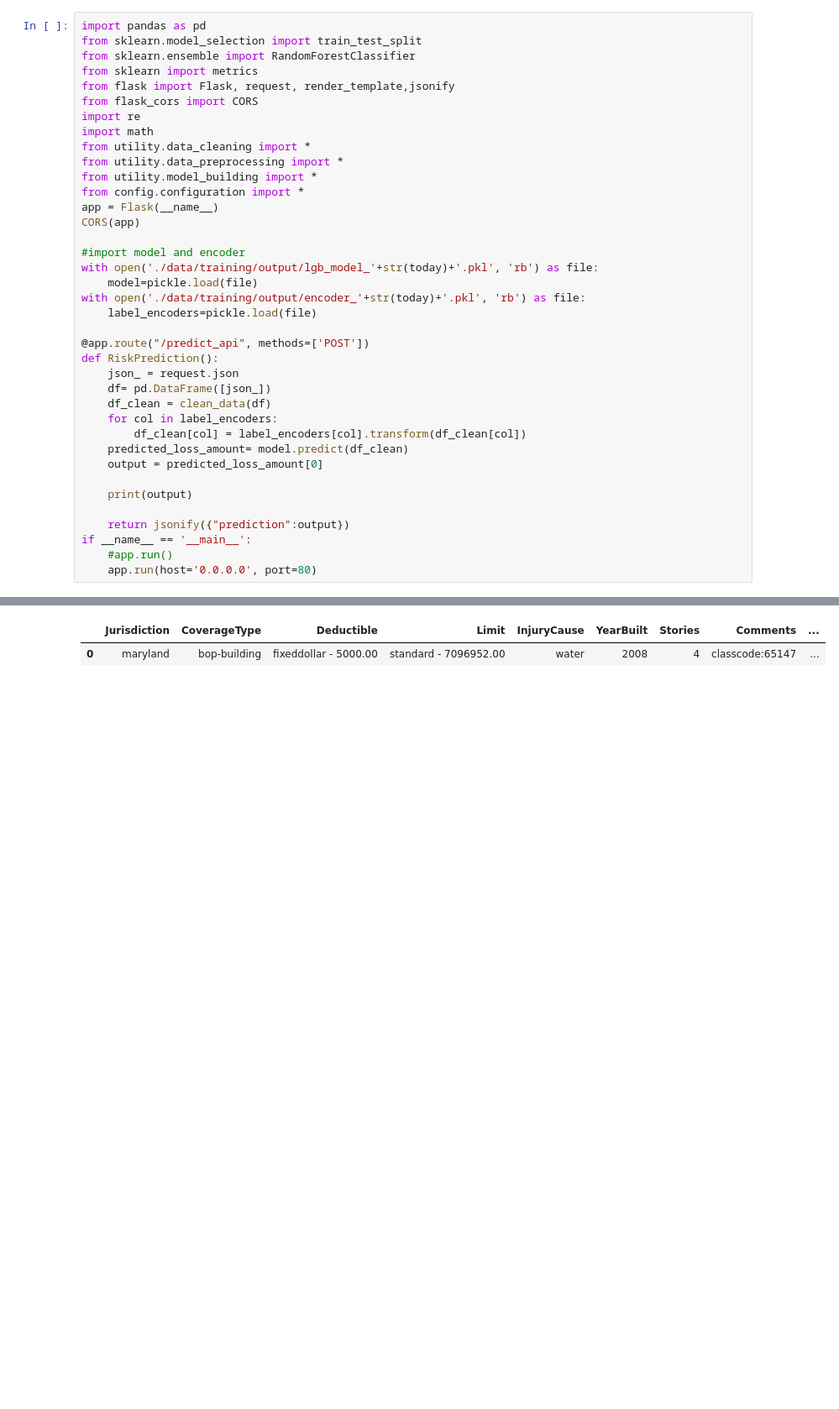
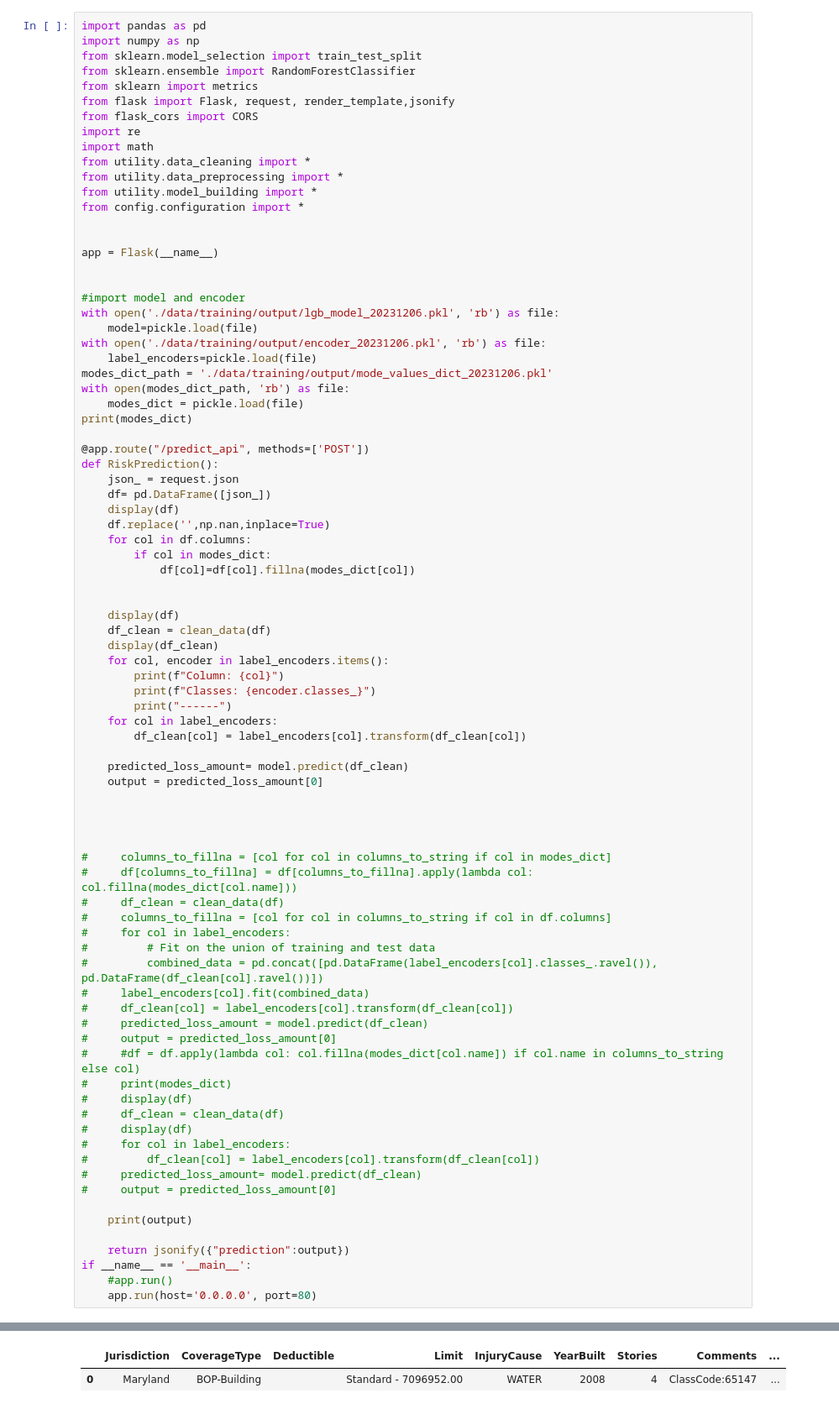
Before and after one commit to AdvanzeTechInc/Risk_Predictive_Model, a Jupyter notebook: json flask API.ipynb, the cells around one changed output, grey strips where cells are left out. Shown at 84% size. Cells and saved outputs as stored; diff of their text form; blank space fills up the shorter version.

Commit message:
replaced mode values in empty values

```diff
--- a/json flask API.ipynb
+++ b/json flask API.ipynb
@@ -1,5 +1,6 @@
 # %%
 import pandas as pd
+import numpy as np
 from sklearn.model_selection import train_test_split
 from sklearn.ensemble import RandomForestClassifier
 from sklearn import metrics
@@ -11,24 +12,68 @@ from utility.data_cleaning import *
 from utility.data_preprocessing import *
 from utility.model_building import *
 from config.configuration import *
+
+
 app = Flask(__name__)
-CORS(app)
+
 
 #import model and encoder
-with open('./data/training/output/lgb_model_'+str(today)+'.pkl', 'rb') as file:
+with open('./data/training/output/lgb_model_20231206.pkl', 'rb') as file:
     model=pickle.load(file)
-with open('./data/training/output/encoder_'+str(today)+'.pkl', 'rb') as file:
+with open('./data/training/output/encoder_20231206.pkl', 'rb') as file:
     label_encoders=pickle.load(file)
+modes_dict_path = './data/training/output/mode_values_dict_20231206.pkl'
+with open(modes_dict_path, 'rb') as file:
+    modes_dict = pickle.load(file)
+print(modes_dict)
 
 @app.route("/predict_api", methods=['POST'])
 def RiskPrediction():
     json_ = request.json
     df= pd.DataFrame([json_])
+    display(df)
+    df.replace('',np.nan,inplace=True)
+    for col in df.columns:
+        if col in modes_dict:
+            df[col]=df[col].fillna(modes_dict[col])
+
+
+    display(df)
     df_clean = clean_data(df)
+    display(df_clean)
+    for col, encoder in label_encoders.items():
+        print(f"Column: {col}")
+        print(f"Classes: {encoder.classes_}")
+        print("------")
     for col in label_encoders:
         df_clean[col] = label_encoders[col].transform(df_clean[col])
+
     predicted_loss_amount= model.predict(df_clean)
     output = predicted_loss_amount[0]
+
+
+
+
+#     columns_to_fillna = [col for col in columns_to_string if col in modes_dict]
+#     df[columns_to_fillna] = df[columns_to_fillna].apply(lambda col: col.fillna(modes_dict[col.name]))
+#     df_clean = clean_data(df)
+#     columns_to_fillna = [col for col in columns_to_string if col in df.columns]
+#     for col in label_encoders:
+#         # Fit on the union of training and test data
+#         combined_data = pd.concat([pd.DataFrame(label_encoders[col].classes_.ravel()), pd.DataFrame(df_clean[col].ravel())])
+#     label_encoders[col].fit(combined_data)
+#     df_clean[col] = label_encoders[col].transform(df_clean[col])
+#     predicted_loss_amount = model.predict(df_clean)
+#     output = predicted_loss_amount[0]
+#     #df = df.apply(lambda col: col.fillna(modes_dict[col.name]) if col.name in columns_to_string else col)
+#     print(modes_dict)
+#     display(df)
+#     df_clean = clean_data(df)
+#     display(df)
+#     for col in label_encoders:
+#         df_clean[col] = label_encoders[col].transform(df_clean[col])
+#     predicted_loss_amount= model.predict(df_clean)
+#     output = predicted_loss_amount[0]
 
     print(output)
 
@@ -46,3 +92,3 @@ WARNING: This is a development server. Do not use it in a production deployment.
 Press CTRL+C to quit
 |  | Jurisdiction | CoverageType | Deductible | Limit | InjuryCause | YearBuilt | Stories | Comments | ... |
-| 0 | maryland | bop-building | fixeddollar - 5000.00 | standard - 7096952.00 | water | 2008 | 4 | classcode:65147 | ... |
+| 0 | Maryland | BOP-Building |  | Standard - 7096952.00 | WATER | 2008 | 4 | ClassCode:65147 | ... |
```
Also changed, not shown: parts of 1 cell of this notebook, 17 other files.
